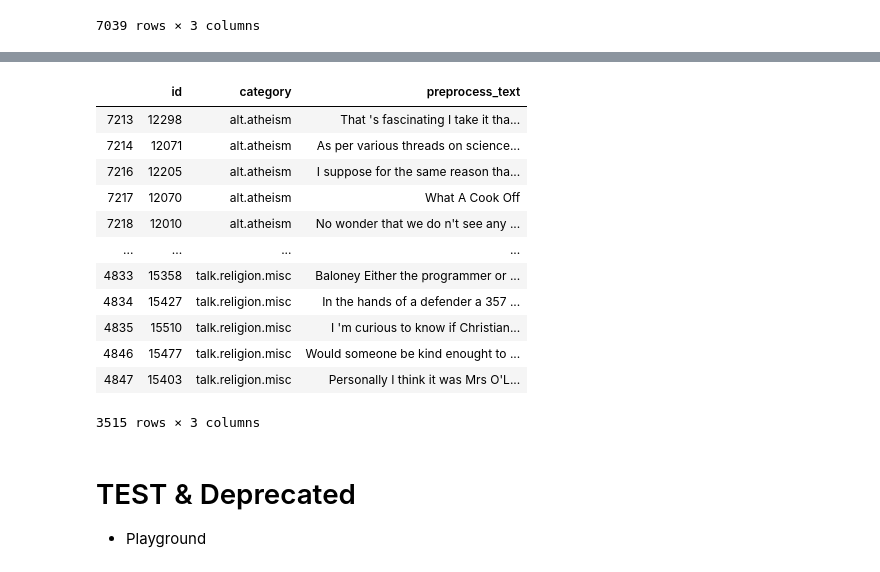
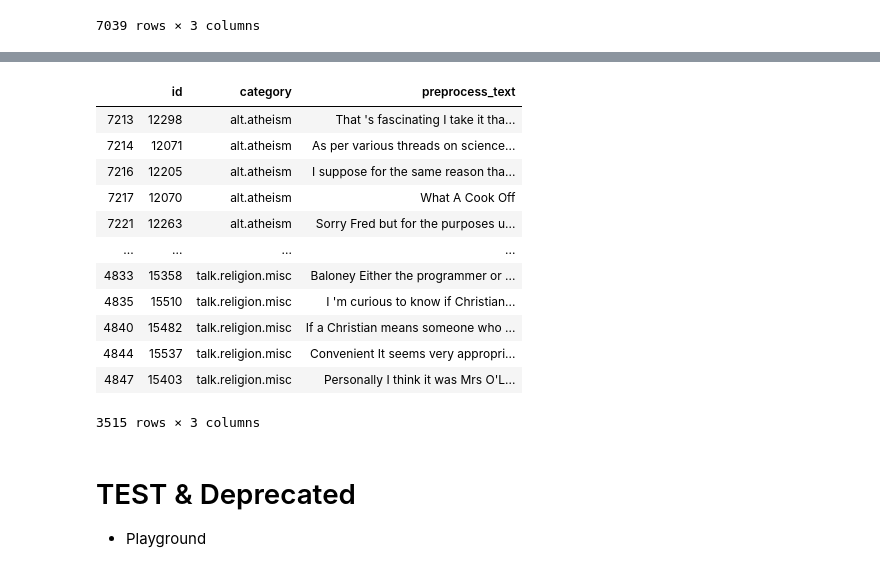
Before and after one commit to tychen5/SequenceFramework, a Jupyter notebook: 1.AnalyzeData_Preprocessing.ipynb, the cells around one changed output, grey strips where cells are left out. Cells and saved outputs as stored; diff of their text form; code cells hidden in the pictures.

```diff
--- a/1.AnalyzeData_Preprocessing.ipynb
+++ b/1.AnalyzeData_Preprocessing.ipynb
@@ -489,21 +487,21 @@ test_df
 | 4847 | 15403 | talk.religion.misc | Personally I think it was Mrs O'L... |
 3515 rows × 3 columns
 # %%
-test_df.to_csv('data/20news-bydate-v3/validation_df.csv')
-valid_df.to_csv('data/20news-bydate-v3/test_df.csv')
+test_df.to_csv('data/20news-bydate-v3/valid_df_1.csv')
+valid_df.to_csv('data/20news-bydate-v3/test_df_1.csv')
 test_df
 # %% [output]
 |  | id | category | preprocess_text |
 | 7213 | 12298 | alt.atheism | That 's fascinating I take it tha... |
 | 7214 | 12071 | alt.atheism | As per various threads on science... |
 | 7216 | 12205 | alt.atheism | I suppose for the same reason tha... |
 | 7217 | 12070 | alt.atheism | What A Cook Off |
-| 7218 | 12010 | alt.atheism | No wonder that we do n't see any ... |
+| 7221 | 12263 | alt.atheism | Sorry Fred but for the purposes u... |
 | ... | ... | ... | ... |
 | 4833 | 15358 | talk.religion.misc | Baloney Either the programmer or ... |
-| 4834 | 15427 | talk.religion.misc | In the hands of a defender a 357 ... |
 | 4835 | 15510 | talk.religion.misc | I 'm curious to know if Christian... |
-| 4846 | 15477 | talk.religion.misc | Would someone be kind enought to ... |
+| 4840 | 15482 | talk.religion.misc | If a Christian means someone who ... |
+| 4844 | 15537 | talk.religion.misc | Convenient It seems very appropri... |
 | 4847 | 15403 | talk.religion.misc | Personally I think it was Mrs O'L... |
 3515 rows × 3 columns
 # %%
```
Also changed, not shown: parts of 8 cells of this notebook, 2 other files.
